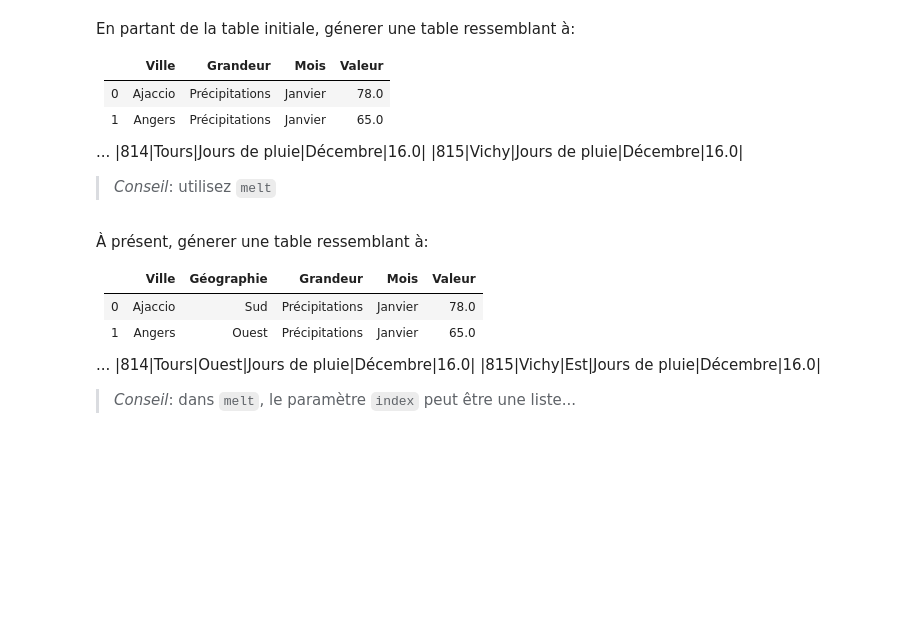
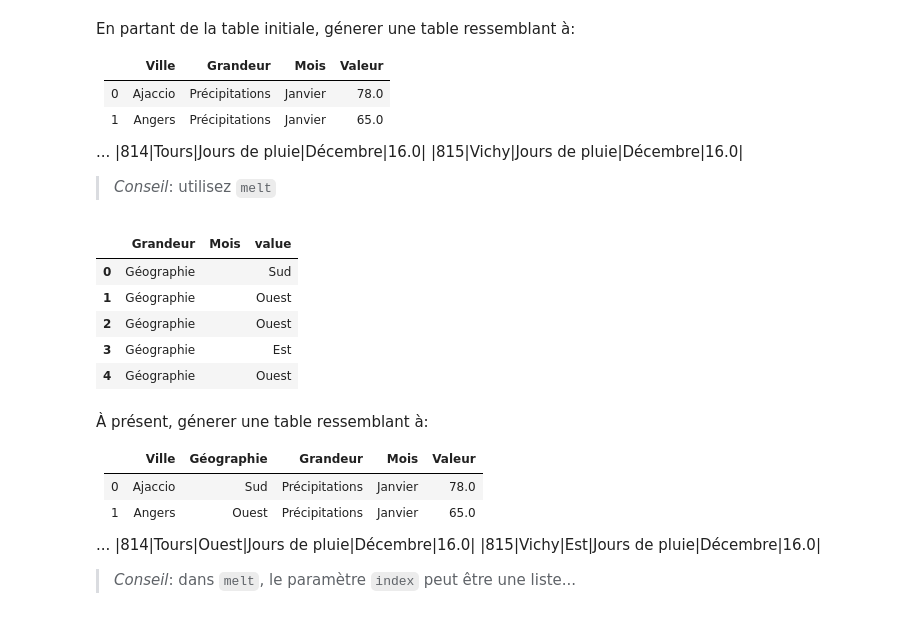
Before and after one commit to Alexandre0702/TP-Analyse-multidimentionnelle, a Jupyter notebook: TP1-pandas.ipynb, the cells around one changed output. Drawn from its saved outputs; the diff is of its cells as text; code cells hidden in the pictures; blank space fills up the shorter version.

```diff
--- a/TP1-pandas.ipynb
+++ b/TP1-pandas.ipynb
@@ -378,3 +360,15 @@ En partant de la table initiale, génerer une table ressemblant à:
+# %%
+# premier pivot des données avec melt
+# data.reset_index().melt(id_vars='Ville', value_vars=months, var_name='Mois', value_name='Température')
+df = data.reset_index().melt(value_vars=["Jours de pluie"], var_name=None)
+df.head()
+# %% [output]
+|  | Grandeur | Mois | value |
+| 0 | Géographie |  | Sud |
+| 1 | Géographie |  | Ouest |
+| 2 | Géographie |  | Ouest |
+| 3 | Géographie |  | Est |
+| 4 | Géographie |  | Ouest |
 # %% [markdown]
 À présent, génerer une table ressemblant à:
 
```
Also changed, not shown: parts of 5 cells of this notebook.
